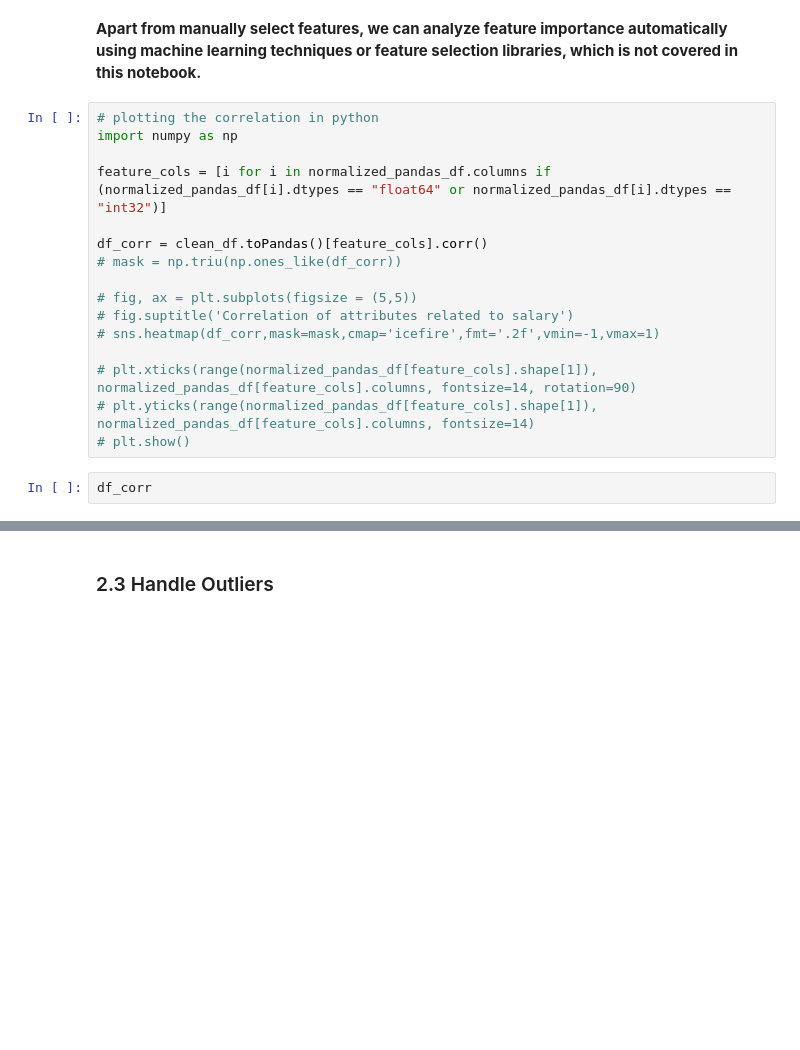
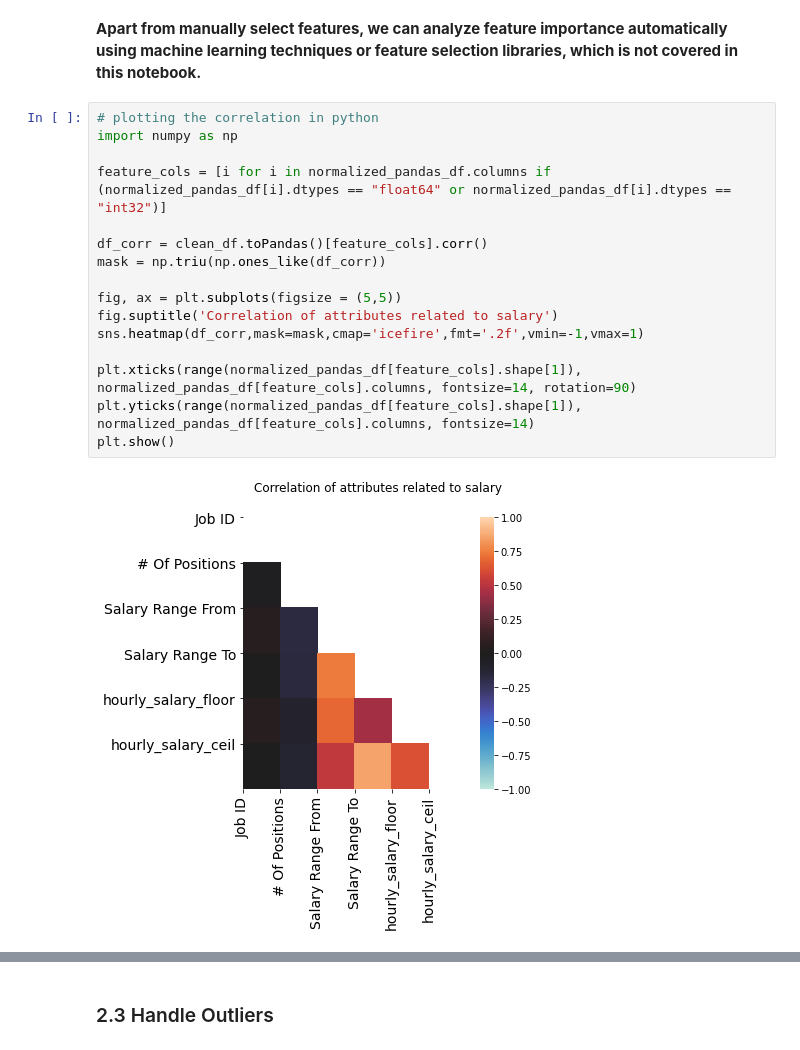
Before and after one commit to Saralytics/EDA-Feature-Engineering-code-challenge, a Jupyter notebook: jupyter/notebook/assesment_notebook.ipynb, the cells around one changed output, grey strips where cells are left out. Drawn from its saved outputs; the diff is of its cells as text; blank space fills up the shorter version.

```diff
--- a/jupyter/notebook/assesment_notebook.ipynb
+++ b/jupyter/notebook/assesment_notebook.ipynb
@@ -380,19 +380,19 @@ assert count_null == 0
 # %%
 # plotting the correlation in python
 import numpy as np
 
 feature_cols = [i for i in normalized_pandas_df.columns if (normalized_pandas_df[i].dtypes == "float64" or normalized_pandas_df[i].dtypes == "int32")]
 
 df_corr = clean_df.toPandas()[feature_cols].corr()
-# mask = np.triu(np.ones_like(df_corr))
+mask = np.triu(np.ones_like(df_corr))
 
-# fig, ax = plt.subplots(figsize = (5,5))
-# fig.suptitle('Correlation of attributes related to salary')
-# sns.heatmap(df_corr,mask=mask,cmap='icefire',fmt='.2f',vmin=-1,vmax=1)
+fig, ax = plt.subplots(figsize = (5,5))
+fig.suptitle('Correlation of attributes related to salary')
+sns.heatmap(df_corr,mask=mask,cmap='icefire',fmt='.2f',vmin=-1,vmax=1)
 
-# plt.xticks(range(normalized_pandas_df[feature_cols].shape[1]), normalized_pandas_df[feature_cols].columns, fontsize=14, rotation=90)
-# plt.yticks(range(normalized_pandas_df[feature_cols].shape[1]), normalized_pandas_df[feature_cols].columns, fontsize=14)
-# plt.show()
+plt.xticks(range(normalized_pandas_df[feature_cols].shape[1]), normalized_pandas_df[feature_cols].columns, fontsize=14, rotation=90)
+plt.yticks(range(normalized_pandas_df[feature_cols].shape[1]), normalized_pandas_df[feature_cols].columns, fontsize=14)
+plt.show()
+# %% [output]
+[figure, added]
-# %%
-df_corr
 # %%
```
Also changed, not shown: parts of 56 cells of this notebook.
